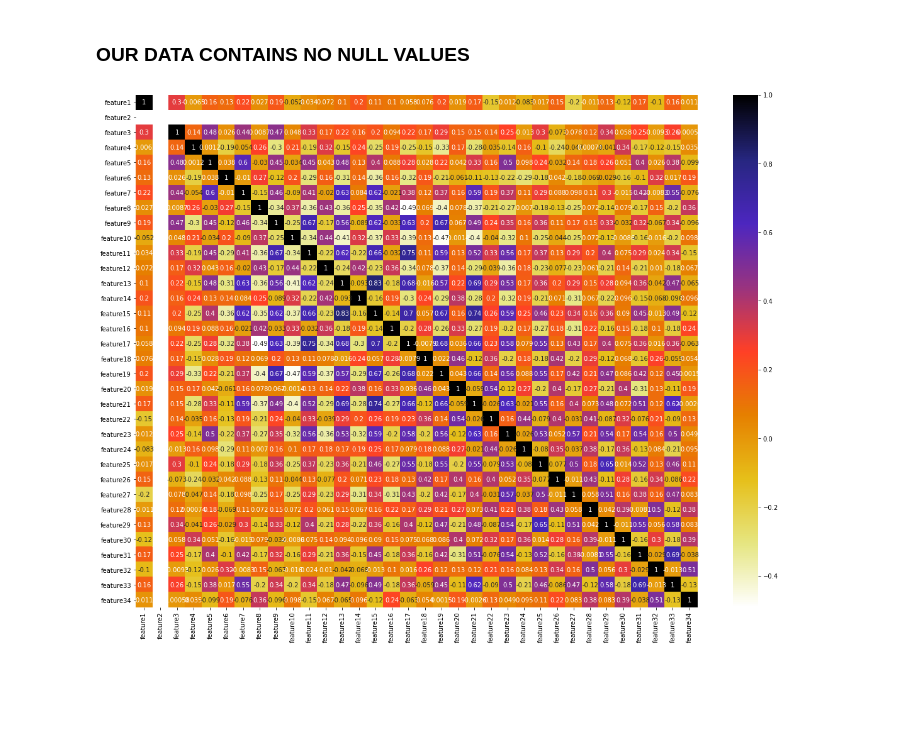
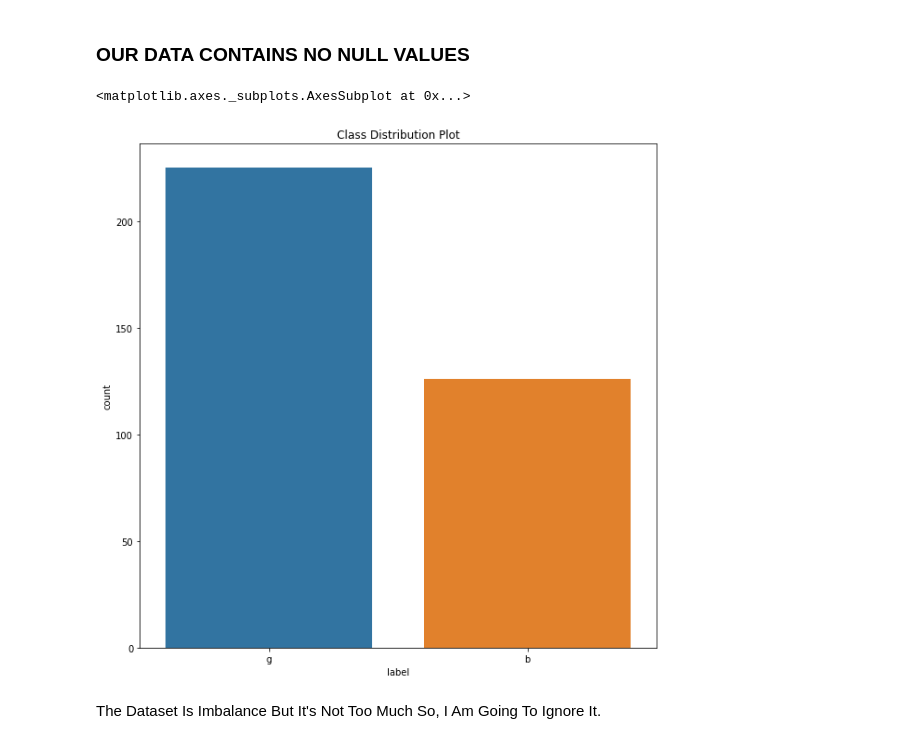
Before and after one commit to SyedHuzaifa007/PIAIC-Deep-Learning-Assignment, a Jupyter notebook: Ionosphere_Assignment.ipynb, the cells around one changed output. Saved outputs shown, nothing was run; the diff lists cells and outputs as text; code cells hidden in the pictures; blank space fills up the shorter version.

```diff
--- a/Ionosphere_Assignment.ipynb
+++ b/Ionosphere_Assignment.ipynb
@@ -127,11 +127,12 @@ label        0
 dtype: int64
 # %% [markdown]
 ### OUR DATA CONTAINS NO NULL VALUES
-# %%
-# Making A HeatMap of Correlations
-correlations = df.corr()
-plt.figure(figsize=(20,15))
-sns.heatmap(correlations, cmap="CMRmap_r", annot = True)
-plt.show()
-# %% [output]
-[figure, removed]
+# %%
+plt.figure(figsize=(10,10))
+plt.title("Class Distribution Plot")
+sns.countplot(x='label', data=df)
+# %% [output]
+<matplotlib.axes._subplots.AxesSubplot at 0x...>
+[figure, added]
+# %% [markdown]
+The Dataset Is Imbalance But It's Not Too Much So, I Am Going To Ignore It.
```
Also changed, not shown: parts of 24 cells of this notebook.
